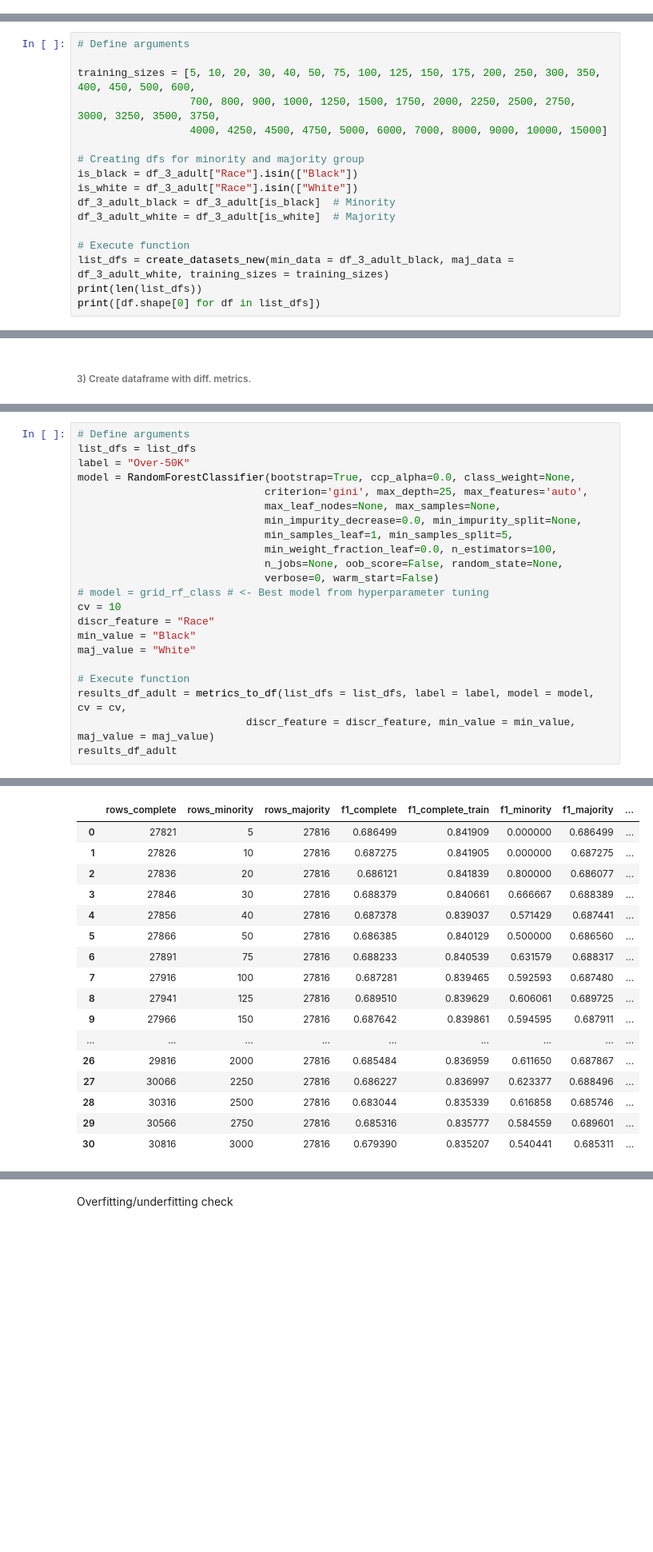
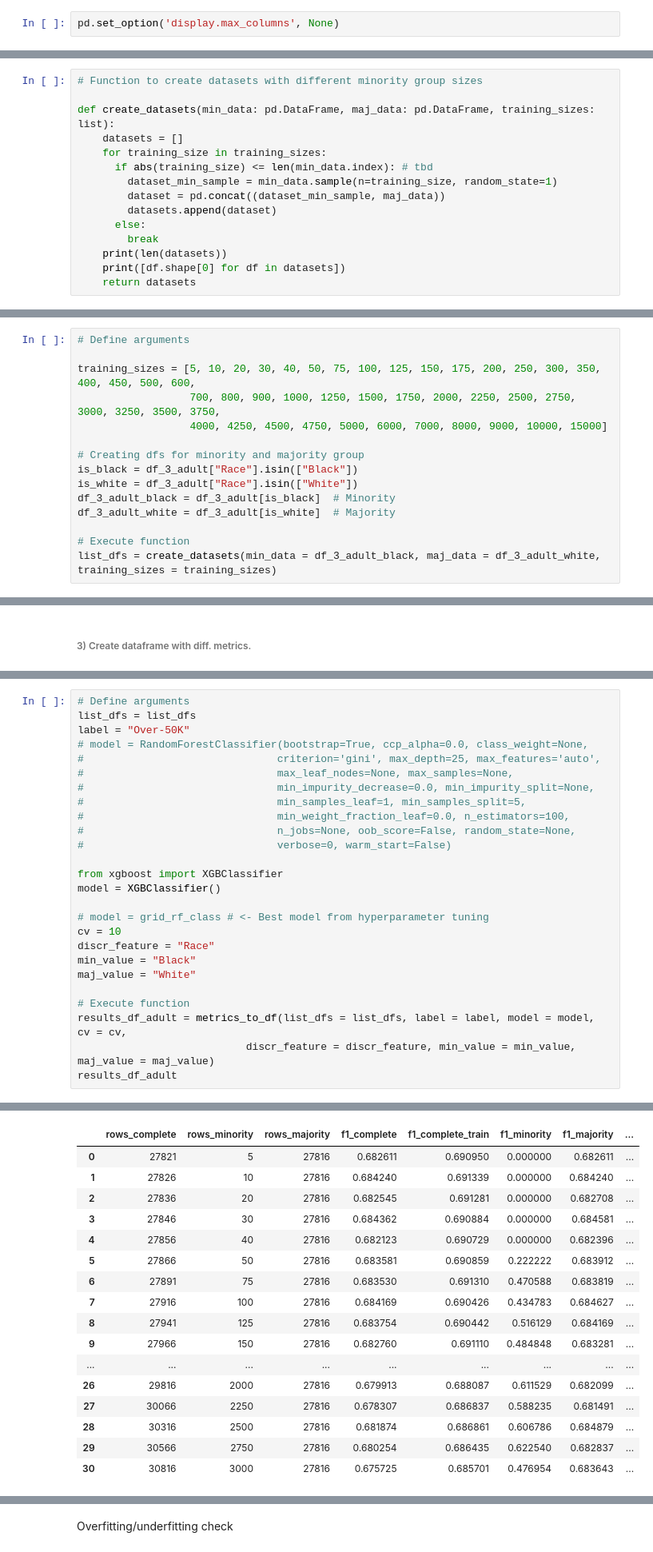
Before and after one commit to NilsBahr94/Master_Thesis_Algorithmic-Bias-in-AI, a Jupyter notebook: Master_Thesis_Algorithmic_Bias_Analysis.ipynb, the cells around one changed output, grey strips where cells are left out. Shown at 80% size. Cells and saved outputs as stored; diff of their text form; blank space fills up the shorter version.

```diff
--- a/Master_Thesis_Algorithmic_Bias_Analysis.ipynb
+++ b/Master_Thesis_Algorithmic_Bias_Analysis.ipynb
@@ -284,3 +252,5 @@ config_builder = WitConfigBuilder(test_examples[0:num_datapoints]).set_estimator
 a = WitWidget(config_builder, height=tool_height_in_px)
 # %% [markdown]
 ## Function Definitions
+# %%
+pd.set_option('display.max_columns', None)
@@ -286,0 +378,15 @@ a = WitWidget(config_builder, height=tool_height_in_px)
+# %%
+# Function to create datasets with different minority group sizes
+
+def create_datasets(min_data: pd.DataFrame, maj_data: pd.DataFrame, training_sizes: list):
+    datasets = []
+    for training_size in training_sizes:
+      if abs(training_size) <= len(min_data.index): # tbd
+        dataset_min_sample = min_data.sample(n=training_size, random_state=1)
+        dataset = pd.concat((dataset_min_sample, maj_data))
+        datasets.append(dataset)
+      else:
+        break
+    print(len(datasets))
+    print([df.shape[0] for df in datasets])
+    return datasets
@@ -1153,9 +1369,7 @@ df_3_adult_black = df_3_adult[is_black]  # Minority
 df_3_adult_white = df_3_adult[is_white]  # Majority
 
 # Execute function
-list_dfs = create_datasets_new(min_data = df_3_adult_black, maj_data = df_3_adult_white, training_sizes = training_sizes)
-print(len(list_dfs))
-print([df.shape[0] for df in list_dfs])
+list_dfs = create_datasets(min_data = df_3_adult_black, maj_data = df_3_adult_white, training_sizes = training_sizes)
 # %% [output]
 31
 [27821, 27826, 27836, 27846, 27856, 27866, 27891, 27916, 27941, 27966, 27991, 28016, 28066, 28116, 28166, 28216, 28266, 28316, 28416, 28516, 28616, 28716, 28816, 29066, 29316, 29566, 29816, 30066, 303 ...
@@ -1351,53 +1403,57 @@ def metrics_to_df(list_dfs, label, model, cv, discr_feature, min_value, maj_valu
 # %%
 # Define arguments
 list_dfs = list_dfs
 label = "Over-50K"
-model = RandomForestClassifier(bootstrap=True, ccp_alpha=0.0, class_weight=None,
-                              criterion='gini', max_depth=25, max_features='auto',
-                              max_leaf_nodes=None, max_samples=None,
-                              min_impurity_decrease=0.0, min_impurity_split=None,
-                              min_samples_leaf=1, min_samples_split=5,
-                              min_weight_fraction_leaf=0.0, n_estimators=100,
-                              n_jobs=None, oob_score=False, random_state=None,
-                              verbose=0, warm_start=False)
+# model = RandomForestClassifier(bootstrap=True, ccp_alpha=0.0, class_weight=None,
+#                               criterion='gini', max_depth=25, max_features='auto',
+#                               max_leaf_nodes=None, max_samples=None,
+#                               min_impurity_decrease=0.0, min_impurity_split=None,
+#                               min_samples_leaf=1, min_samples_split=5,
+#                               min_weight_fraction_leaf=0.0, n_estimators=100,
+#                               n_jobs=None, oob_score=False, random_state=None,
+#                               verbose=0, warm_start=False)
+
+from xgboost import XGBClassifier
+model = XGBClassifier()
+
 # model = grid_rf_class # <- Best model from hyperparameter tuning
 cv = 10
 discr_feature = "Race"
 min_value = "Black"
 maj_value = "White"
 
 # Execute function
 results_df_adult = metrics_to_df(list_dfs = list_dfs, label = label, model = model, cv = cv,
                            discr_feature = discr_feature, min_value = min_value, maj_value = maj_value)
 results_df_adult
 # %% [output]
 F-score is ill-defined and being set to 0.0 due to no true nor predicted samples. Use `zero_division` parameter to control this behavior.
 
 
 Recall is ill-defined and being set to 0.0 due to no true samples. Use `zero_division` parameter to control this behavior.
 
 
 F-score is ill-defined and being set to 0.0 due to no true nor predicted samples. Use `zero_division` parameter to control this behavior.
 
 
 Recall is ill-defined and being set to 0.0 due to no true samples. Use `zero_division` parameter to control this behavior.
 |  | rows_complete | rows_minority | rows_majority | f1_complete | f1_complete_train | f1_minority | f1_majority | ... |
-| 0 | 27821 | 5 | 27816 | 0.686499 | 0.841909 | 0.000000 | 0.686499 | ... |
-| 1 | 27826 | 10 | 27816 | 0.687275 | 0.841905 | 0.000000 | 0.687275 | ... |
-| 2 | 27836 | 20 | 27816 | 0.686121 | 0.841839 | 0.800000 | 0.686077 | ... |
-| 3 | 27846 | 30 | 27816 | 0.688379 | 0.840661 | 0.666667 | 0.688389 | ... |
-| 4 | 27856 | 40 | 27816 | 0.687378 | 0.839037 | 0.571429 | 0.687441 | ... |
-| 5 | 27866 | 50 | 27816 | 0.686385 | 0.840129 | 0.500000 | 0.686560 | ... |
-| 6 | 27891 | 75 | 27816 | 0.688233 | 0.840539 | 0.631579 | 0.688317 | ... |
-| 7 | 27916 | 100 | 27816 | 0.687281 | 0.839465 | 0.592593 | 0.687480 | ... |
-| 8 | 27941 | 125 | 27816 | 0.689510 | 0.839629 | 0.606061 | 0.689725 | ... |
-| 9 | 27966 | 150 | 27816 | 0.687642 | 0.839861 | 0.594595 | 0.687911 | ... |
+| 0 | 27821 | 5 | 27816 | 0.682611 | 0.690950 | 0.000000 | 0.682611 | ... |
+| 1 | 27826 | 10 | 27816 | 0.684240 | 0.691339 | 0.000000 | 0.684240 | ... |
+| 2 | 27836 | 20 | 27816 | 0.682545 | 0.691281 | 0.000000 | 0.682708 | ... |
+| 3 | 27846 | 30 | 27816 | 0.684362 | 0.690884 | 0.000000 | 0.684581 | ... |
+| 4 | 27856 | 40 | 27816 | 0.682123 | 0.690729 | 0.000000 | 0.682396 | ... |
+| 5 | 27866 | 50 | 27816 | 0.683581 | 0.690859 | 0.222222 | 0.683912 | ... |
+| 6 | 27891 | 75 | 27816 | 0.683530 | 0.691310 | 0.470588 | 0.683819 | ... |
+| 7 | 27916 | 100 | 27816 | 0.684169 | 0.690426 | 0.434783 | 0.684627 | ... |
+| 8 | 27941 | 125 | 27816 | 0.683754 | 0.690442 | 0.516129 | 0.684169 | ... |
+| 9 | 27966 | 150 | 27816 | 0.682760 | 0.691110 | 0.484848 | 0.683281 | ... |
 | ... | ... | ... | ... | ... | ... | ... | ... | ... |
-| 26 | 29816 | 2000 | 27816 | 0.685484 | 0.836959 | 0.611650 | 0.687867 | ... |
-| 27 | 30066 | 2250 | 27816 | 0.686227 | 0.836997 | 0.623377 | 0.688496 | ... |
-| 28 | 30316 | 2500 | 27816 | 0.683044 | 0.835339 | 0.616858 | 0.685746 | ... |
-| 29 | 30566 | 2750 | 27816 | 0.685316 | 0.835777 | 0.584559 | 0.689601 | ... |
-| 30 | 30816 | 3000 | 27816 | 0.679390 | 0.835207 | 0.540441 | 0.685311 | ... |
+| 26 | 29816 | 2000 | 27816 | 0.679913 | 0.688087 | 0.611529 | 0.682099 | ... |
+| 27 | 30066 | 2250 | 27816 | 0.678307 | 0.686837 | 0.588235 | 0.681491 | ... |
+| 28 | 30316 | 2500 | 27816 | 0.681874 | 0.686861 | 0.606786 | 0.684879 | ... |
+| 29 | 30566 | 2750 | 27816 | 0.680254 | 0.686435 | 0.622540 | 0.682837 | ... |
+| 30 | 30816 | 3000 | 27816 | 0.675725 | 0.685701 | 0.476954 | 0.683643 | ... |
 # %%
 # Save metrics csv
 
```
Also changed, not shown: parts of 245 cells of this notebook.
